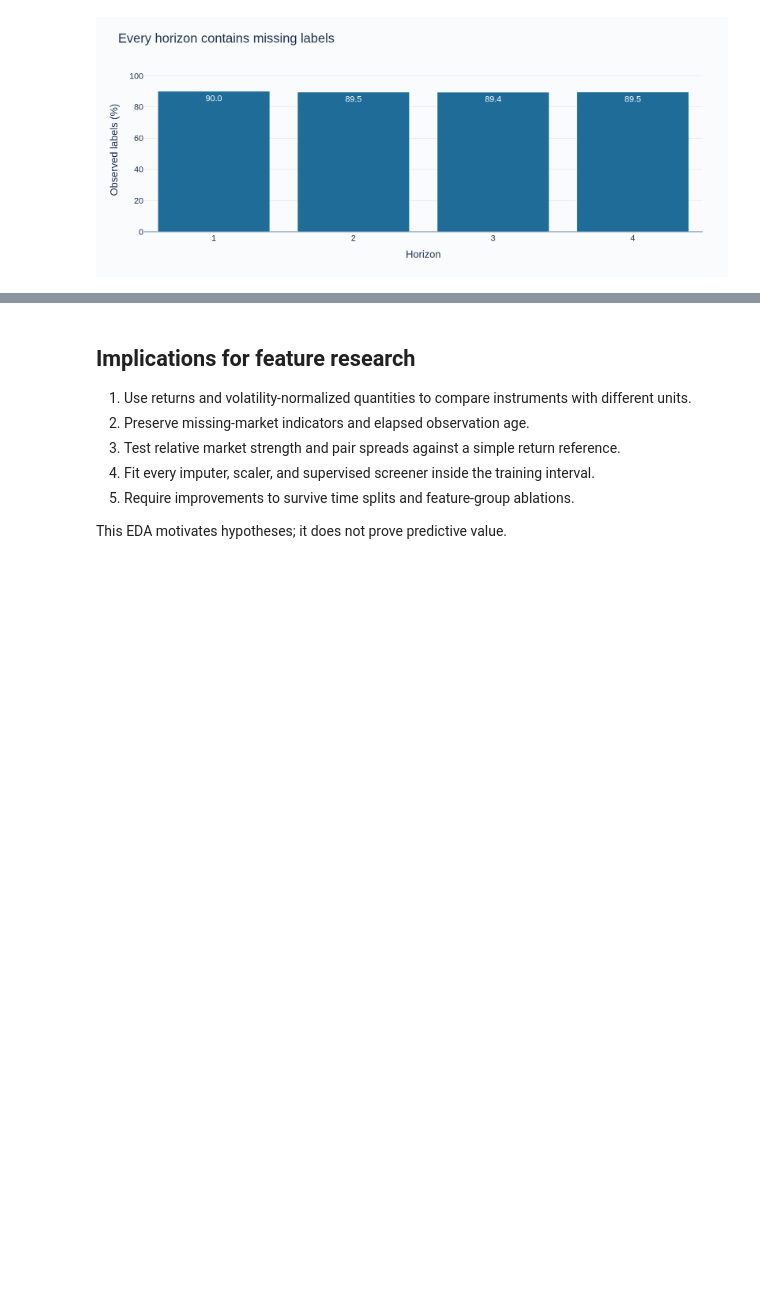
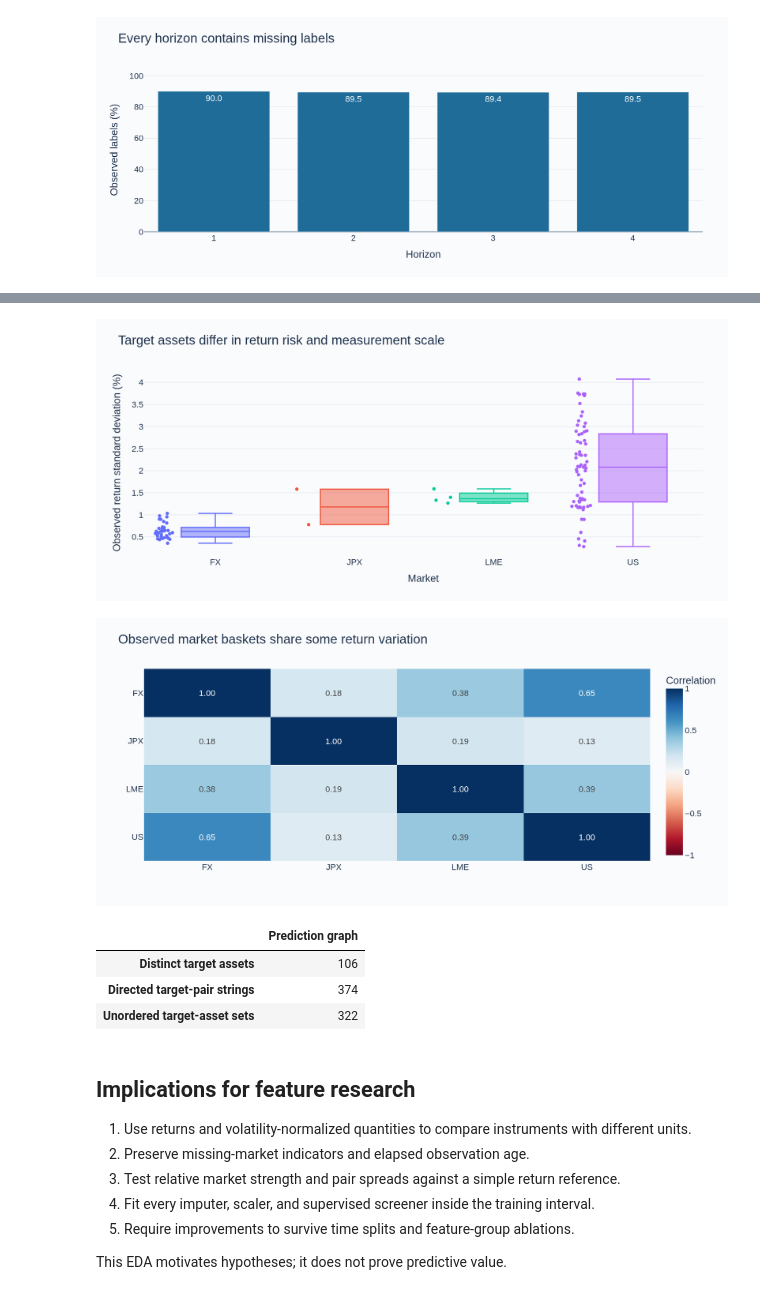
Before and after one commit to alvaromendizabal/commodity-prediction, a Jupyter notebook: notebooks/01_eda.ipynb, the cells around one changed output, grey strips where cells are left out. Saved outputs shown, nothing was run; the diff lists cells and outputs as text; code cells hidden in the pictures; blank space fills up the shorter version.

```diff
--- a/notebooks/01_eda.ipynb
+++ b/notebooks/01_eda.ipynb
@@ -81,3 +87,22 @@ show_figure(fig, root, "target_coverage", 460)
+# %%
+target_assets = sorted({asset for pair in pairs.pair for asset in pair.split(" - ")})
+asset_returns = np.log(x[target_assets].where(x[target_assets] > 0)).diff()
+risk = asset_returns.std(ddof=0).mul(100).rename("Observed return standard deviation (%)").rename_axis("Asset").reset_index()
+risk["Market"] = risk.Asset.str.split("_").str[0]
+fig = px.box(risk,x="Market",y="Observed return standard deviation (%)",color="Market",points="all",title="Target assets differ in return risk and measurement scale")
+fig.update_layout(showlegend=False)
+show_figure(fig,root,"domain_eda_risk_scales",500)
+baskets = pd.DataFrame({market:asset_returns[[a for a in target_assets if a.startswith(market+"_")]].mean(axis=1) for market in sorted(risk.Market.unique())})
+fig = px.imshow(baskets.corr(),text_auto=".2f",zmin=-1,zmax=1,color_continuous_scale="RdBu",aspect="auto",title="Observed market baskets share some return variation",labels={"color":"Correlation"})
+show_figure(fig,root,"domain_eda_market_correlations",510)
+display(pd.Series({"Distinct target assets":len(target_assets),"Directed target-pair strings":pairs.pair.nunique(),"Unordered target-asset sets":len({tuple(sorted(p.split(" - "))) for p in pairs.pair})},name="Prediction graph").to_frame())
+# %% [output]
+[figure, added]
+[figure, added]
+|  | Prediction graph |
+| Distinct target assets | 106 |
+| Directed target-pair strings | 374 |
+| Unordered target-asset sets | 322 |
 # %% [markdown]
 ## Implications for feature research
 
```
Also changed, not shown: parts of 2 cells of this notebook, 20 other files.
